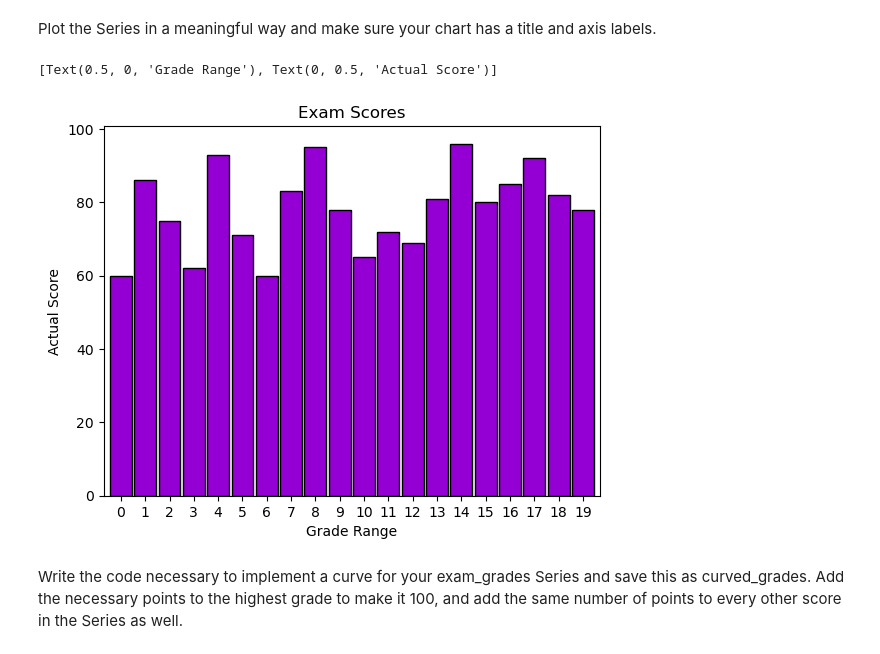
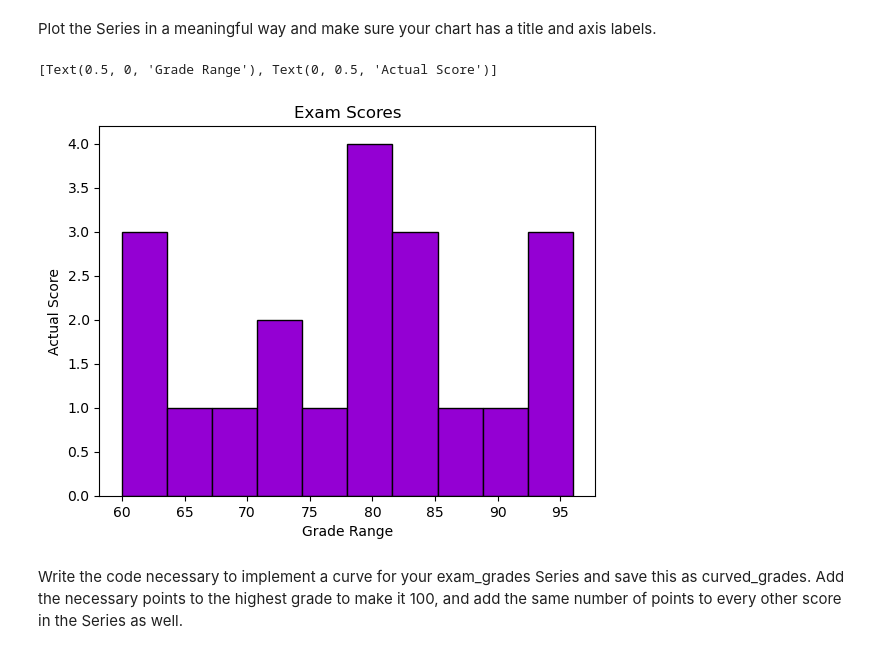
Before and after one commit to shawn-brown12/data-science-libraries, a Jupyter notebook: pandas_series_exercises.ipynb, the cells around one changed output. Drawn from its saved outputs; the diff is of its cells as text; code cells hidden in the pictures.

```diff
--- a/pandas_series_exercises.ipynb
+++ b/pandas_series_exercises.ipynb
@@ -540,15 +675,14 @@ print(exam_scores.mean(), exam_scores.min(), exam_scores.max(), exam_scores.medi
 # %% [markdown]
 Plot the Series in a meaningful way and make sure your chart has a title and axis labels.
 # %%
-exam_scores.plot.bar(title='Exam Scores',
+exam_scores.plot.hist(title='Exam Scores',
                      rot=0,
                      color='darkviolet',
-                     ec='black',
-                     width=.9).set(xlabel='Grade Range',
+                     ec='black').set(xlabel='Grade Range',
                                    ylabel='Actual Score')
 # %% [output]
 [Text(0.5, 0, 'Grade Range'), Text(0, 0.5, 'Actual Score')]
-[figure, old version]
+[figure, new version]
 # %% [markdown]
 Write the code necessary to implement a curve for your exam_grades Series and save this as curved_grades. Add the necessary points to the highest grade to make it 100, and add the same number of points to every other score in the Series as well.
 # %%
```
Also changed, not shown: parts of 28 cells of this notebook, 1 other file.
